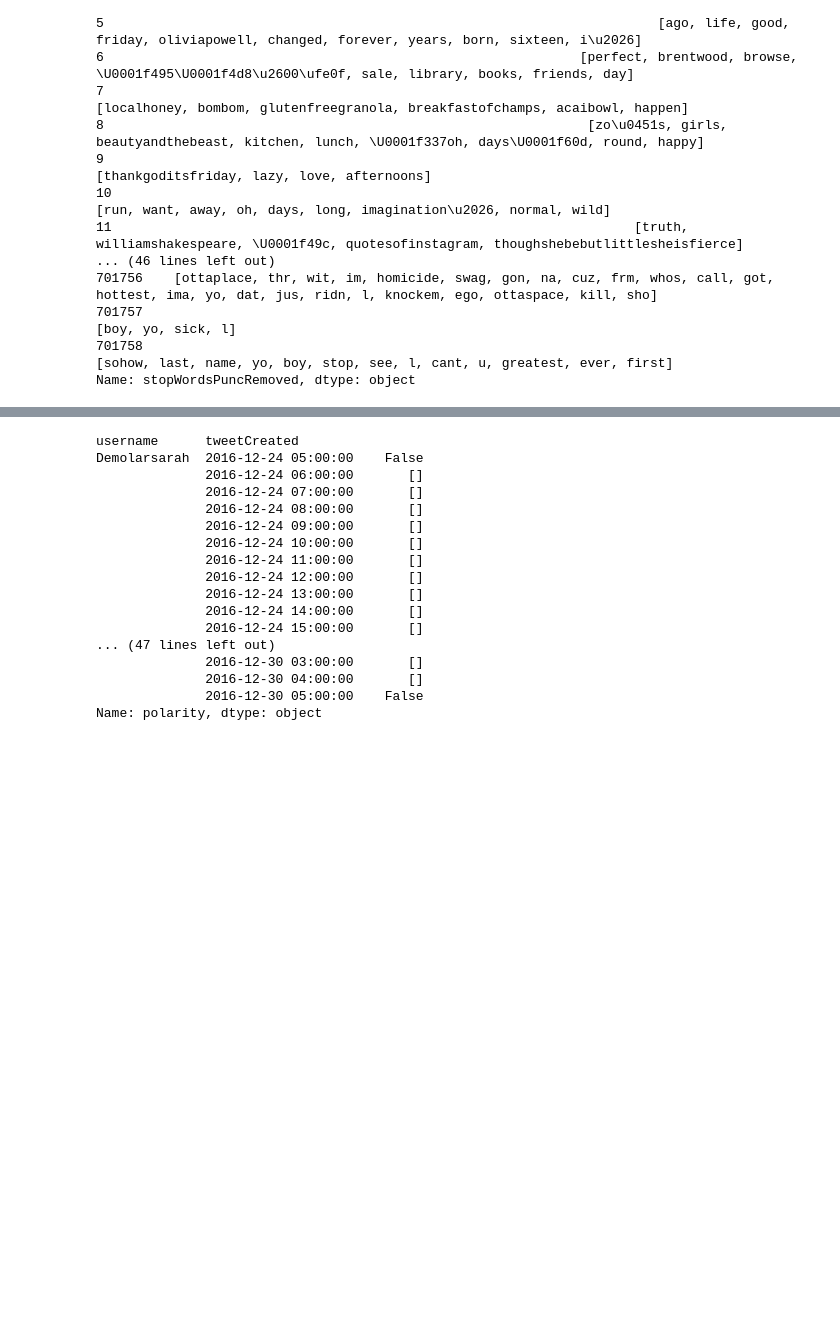
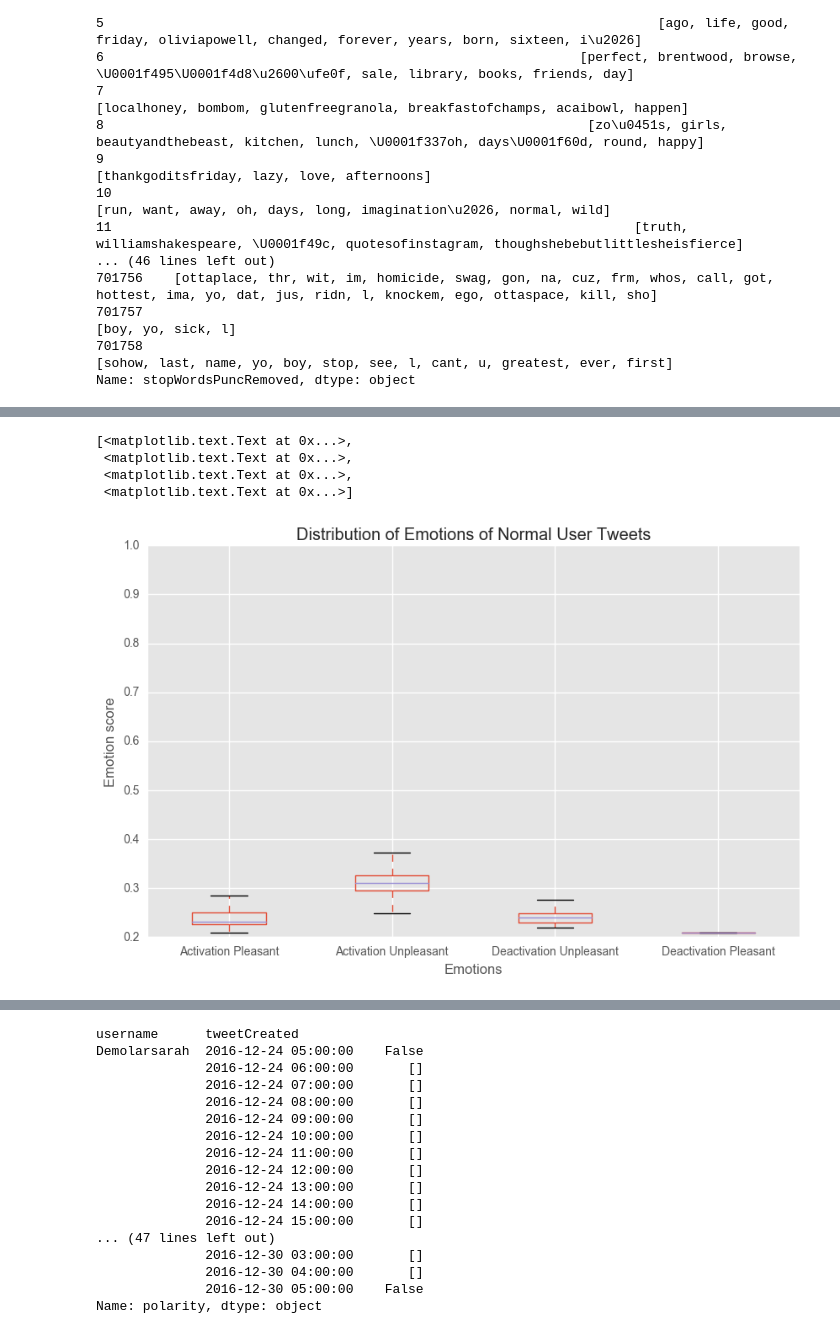
Before and after one commit to nweat/mental-health-research, a Jupyter notebook: patient_tweet_analysis/jupyter_stats/normal_user_feature_labelling.ipynb, the cells around one changed output, grey strips where cells are left out. Cells and saved outputs as stored; diff of their text form; code cells hidden in the pictures; blank space fills up the shorter version.

```diff
--- a/patient_tweet_analysis/jupyter_stats/normal_user_feature_labelling.ipynb
+++ b/patient_tweet_analysis/jupyter_stats/normal_user_feature_labelling.ipynb
@@ -552,0 +571,16 @@ df211
+# %%
+text = "Love lazy god afternoons. #thankgoditsfriday benzodiazepines #bipolar not worth living alcohodl abuse"
+check = [r'\bbenzodiazepines\b']
+
+def criteriaMatch2(word, text):
+    match = False
+    match_criteria1 = re.search(word, text)
+    if match_criteria1 != None:
+        match = True
+    return match
+
+for h in check:
+    if criteriaMatch2(h, text):
+        print 'match found'
+    else:
+        print 'no match found'
@@ -801,0 +924,64 @@ match found
+# %%
+##################################################################################
+# EXPLORE DISTRUBUTIONS OF LABELLED DATA
+###################################################################################
+#data['Points'].value_counts().plot(ax=ax, kind='bar')
+
+"""
+fig, axs = plt.subplots(1,2,figsize=(15, 5))
+fig2, axs2 = plt.subplots(1,2,figsize=(15, 5))
+
+fig3, axs3 = plt.subplots(1,2,figsize=(15, 5))
+fig4, axs4 = plt.subplots(1,2,figsize=(15, 5))
+
+fig5, axs5 = plt.subplots(1,2,figsize=(15, 5))
+fig6, axs6 = plt.subplots(1,2,figsize=(15, 5))
+
+fig7, axs7 = plt.subplots(1,2,figsize=(15, 5))
+fig8, axs8 = plt.subplots(1,2,figsize=(15, 5))
+
+fig9, axs9 = plt.subplots(1,2,figsize=(15, 5))
+#fig10, axs10 = plt.subplots(1,2,figsize=(15, 5))
+"""
+bipolar_emotions = keywordLabelled[['username','activation-pleasant','activation-unpleasant',
+                 'deactivation-unpleasant','deactivation-pleasant']]
+
+features_to_explore = keywordLabelled[['username','location','tweetCreated','activation-pleasant','activation-unpleasant',
+                 'deactivation-unpleasant','deactivation-pleasant','positive','negative','neutral','suicide-words',
+                                      'depressive-symptoms', 'alcohol-abuse-words', 'hyper-active-symptoms',
+                                      'religious-inspirations','medication-mentions','awareness-hashtags']]
+
+#a1 = features_to_explore.groupby('username').ACTIVATION_PLEASANT.plot(kind='kde', title='Dist. of Activation Pleasant Scores for Normal Users', ax=axs[0])
+"""
+a1 = features_to_explore['activation-pleasant'].plot(kind = 'hist', title='Dist. of Activation Pleasant Scores for Normal Users', ax=axs[0])
+a2 = features_to_explore['activation-unpleasant'].plot(kind='hist', title='Dist. of Activation Unpleasant Scores for Normal Users', ax=axs[1])
+a3 = features_to_explore['deactivation-pleasant'].plot(kind='hist', title='Dist. of Deactivation Pleasant Scores for Normal Users', ax=axs2[0])
+a4 = features_to_explore['deactivation-unpleasant'].plot(kind='hist', title='Dist. of Deactivation Unpleasant Scores for Normal Users', ax=axs2[1])
+
+a5 = features_to_explore.positive.plot(kind = 'hist', title='Dist. of Positive scores for Normal Users', ax=axs3[0])
+a6 = features_to_explore.negative.plot(kind='hist', title='Dist. of Negative scores for Normal Users', ax=axs3[1])
+a7 = features_to_explore.neutral.plot(kind='hist', title='Dist. of Neutral scores for Normal Users', ax=axs4[0])
+
+a8 = features_to_explore['suicide-words'].plot(kind = 'hist', title='Dist. of Suicide Words for Normal Users', ax=axs5[0])
+a9 = features_to_explore['depressive-symptoms'].plot(kind='hist', title='Dist. of Physical symptoms for Normal Users', ax=axs5[1])
+a10 = features_to_explore['alcohol-abuse-words'].plot(kind='hist', title='Dist. of alcohol abuse for Normal Users', ax=axs6[0])
+a11 = features_to_explore['hyper-active-symptoms'].plot(kind='hist', title='Dist. of hypomania words for Normal Users', ax=axs6[1])
+
+a12 = features_to_explore['religious-inspirations'].plot(kind='hist', title='Dist. of religous words for normal Users', ax=axs7[0])
+a13 = features_to_explore['medication-mentions'].plot(kind='hist', title='Dist. of medications for normal Users', ax=axs7[1])
+a14 = features_to_explore['awareness-hashtags'].plot(kind='hist', title='Dist. of idfhashtags for normal Users', ax=axs8[0])
+a15 = bipolar_emotions.plot(kind='hist', title='Dist. of emotions of all normal User tweets', ax=axs8[1])
+a16 = bipolar_emotions.plot(kind='box', title='Dist. of emotions of all normal User tweets', ax=axs9[0])
+a17 = bipolar_emotions.plot(kind='box', title='Dist. of emotions of all normal User tweets')
+#a18 = scatter_matrix(bipolar_emotions, alpha=0.2, figsize=(6, 6), diagonal='kde')
+"""
+a17 = bipolar_emotions.plot(kind='box', figsize=(10, 6), title='Distribution of Emotions of Normal User Tweets')
+a17.set(xlabel='Emotions', ylabel='Emotion score')
+a17.set_xticklabels(('Activation Pleasant', 'Activation Unpleasant','Deactivation Unpleasant','Deactivation Pleasant'))
+#a18 = sentiment_polarity.plot(kind='box', title='Distribution of sentiment of all bipolar User tweets')
+# %% [output]
+[<matplotlib.text.Text at 0x...>,
+ <matplotlib.text.Text at 0x...>,
+ <matplotlib.text.Text at 0x...>,
+ <matplotlib.text.Text at 0x...>]
+[figure, added]
```
Also changed, not shown: parts of 27 cells of this notebook, 11 other files.
